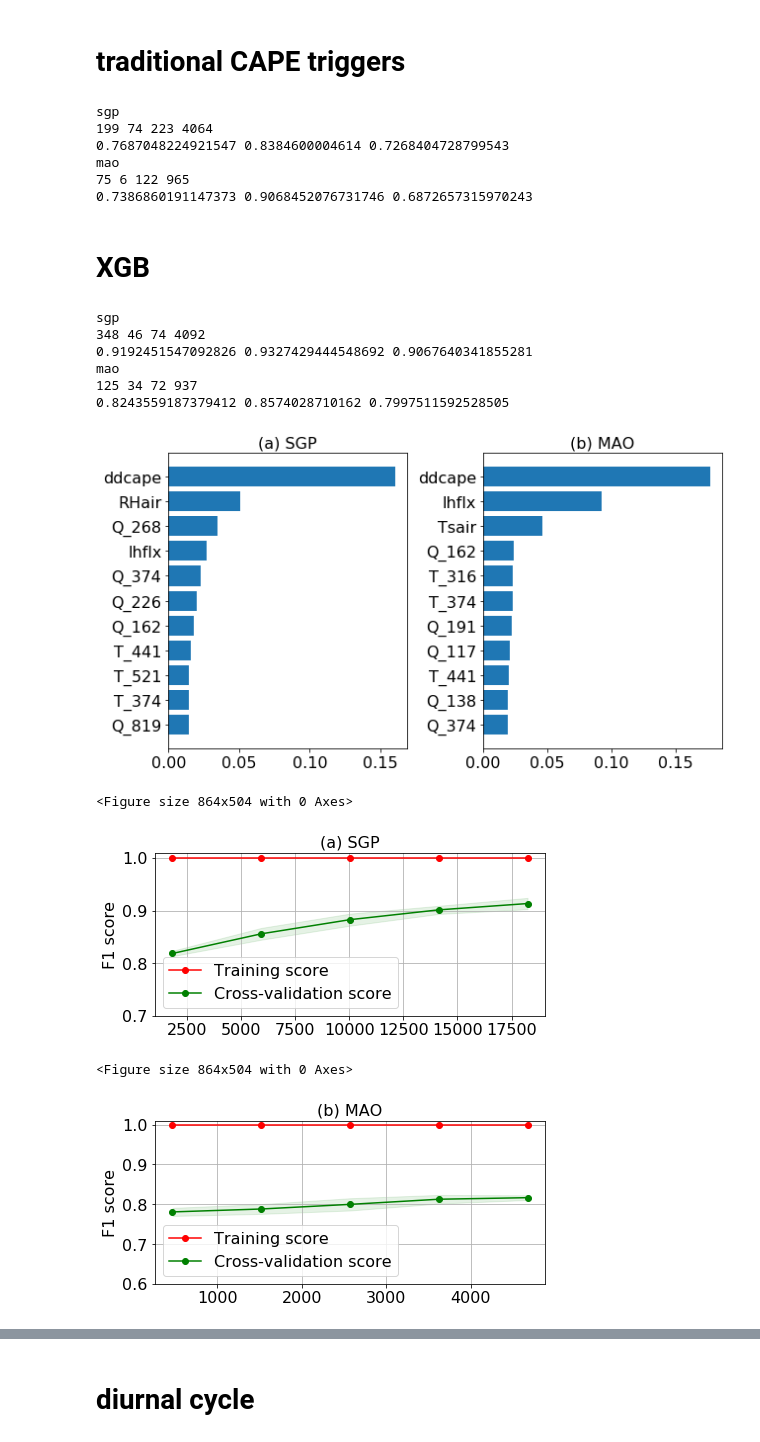
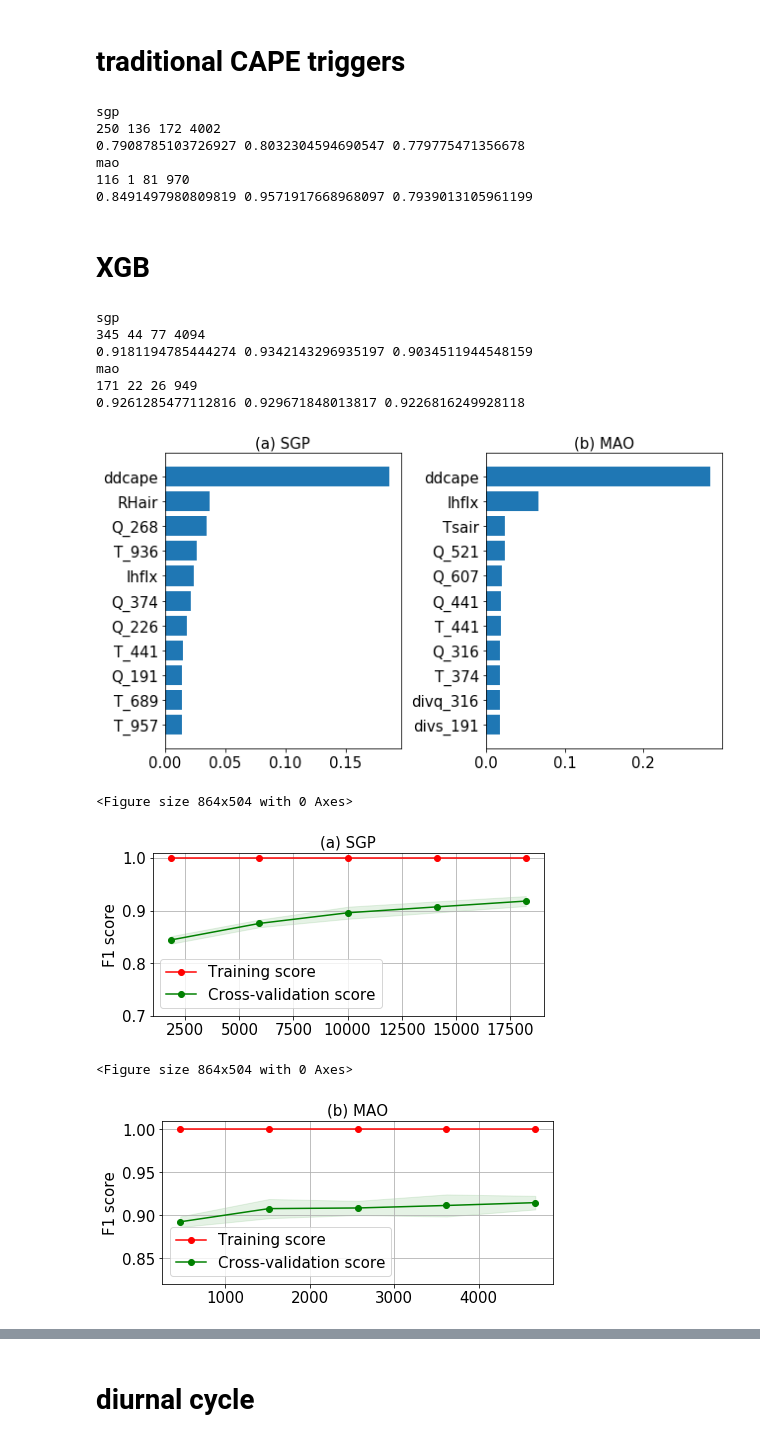
Before and after one commit to eexcalibur/ML_trigger, a Jupyter notebook: ML/trigger_ML.ipynb, the cells around one changed output, grey strips where cells are left out. Drawn from its saved outputs; the diff is of its cells as text; code cells hidden in the pictures.

```diff
--- a/ML/trigger_ML.ipynb
+++ b/ML/trigger_ML.ipynb
@@ -16,6 +16,8 @@ from matplotlib import cm
 sites = ['sgp','mao']
 trads = ['dd','dc','udd','udc']
 fh = 16
+scam_dir="/global/homes/z/zhangtao/ML_trigger/calc_cape/scam_offline/"
+ml_dir = "/global/homes/z/zhangtao/ML_trigger/ML/data/"
 # %% [markdown]
 ## sgp
 # %%
@@ -23,16 +25,16 @@ fh = 16
 #dilute_dcape = np.loadtxt("../../data/sgp/arm_continuous_at_sgp/dilute_dcape")
 #undilute_dcape = np.loadtxt("../../data/sgp/arm_continuous_at_sgp/undilute_dcape")
 #undilute_cape = np.loadtxt("../../data/sgp/arm_continuous_at_sgp/undilute_cape")
-sgp_lcl = np.loadtxt("/global/homes/z/zhangtao/ML_trigger/ML/data/sgp_dilute_lcl")
+sgp_lcl = np.loadtxt(ml_dir+"/sgp_dilute_lcl")
 
-sgp_dilute_dcape = np.loadtxt("/global/homes/z/zhangtao/ML_trigger/calc_cape/scam_offline/sgp_dilute_dcape_1.txt")
-sgp_dilute_cape = np.loadtxt("/global/homes/z/zhangtao/ML_trigger/calc_cape/scam_offline/sgp_dilute_cape.txt")
-sgp_undilute_dcape = np.loadtxt("/global/homes/z/zhangtao/ML_trigger/calc_cape/scam_offline/sgp_undilute_dcape_1.txt")
-sgp_undilute_cape = np.loadtxt("/global/homes/z/zhangtao/ML_trigger/calc_cape/scam_offline/sgp_undilute_cape.txt")
+sgp_dilute_dcape = np.loadtxt(scam_dir+"sgp_dilute_dcape_tiedke_0.5.txt")
+sgp_dilute_cape = np.loadtxt(scam_dir+"sgp_dilute_cape_tiedke_0.5.txt")
+sgp_undilute_dcape = np.loadtxt(scam_dir+"sgp_undilute_dcape_tiedke_0.5.txt")
+sgp_undilute_cape = np.loadtxt(scam_dir+"sgp_undilute_cape_tiedke_0.5.txt")
 
 sgp_trad_capes = {"dd":sgp_dilute_dcape, "dc":sgp_dilute_dcape, "udd":sgp_undilute_dcape, "udc":sgp_undilute_cape}
 
-sgp_dataset = load_data.load_sgp_data("/global/homes/z/zhangtao/ML_trigger/ML/data/Arm_CF_1999_2009_hy.nc")
+sgp_dataset = load_data.load_sgp_data(ml_dir,"Arm_CF_1999_2009_hy.nc")
 sgp_dataset['cape'] = sgp_dilute_dcape
 sgp_dataset['lcl'] = sgp_lcl
 thres = 65
@@ -55,16 +57,16 @@ print(sgp_shape)
 #undilute_dcape = np.loadtxt("../../data/goamazon/undilute_dcape")
 #undilute_cape = np.loadtxt("../../data/goamazon/undilute_cape")
 
-mao_dilute_cape = np.loadtxt("/global/homes/z/zhangtao/ML_trigger/calc_cape/scam_offline/goamazon_dilute_cape.txt")
-mao_dilute_dcape = np.loadtxt("/global/homes/z/zhangtao/ML_trigger/calc_cape/scam_offline/goamazon_dilute_dcape_1.txt")
-mao_undilute_cape = np.loadtxt("/global/homes/z/zhangtao/ML_trigger/calc_cape/scam_offline/goamazon_undilute_cape.txt")
-mao_undilute_dcape = np.loadtxt("/global/homes/z/zhangtao/ML_trigger/calc_cape/scam_offline/goamazon_undilute_dcape_1.txt")
+mao_dilute_cape = np.loadtxt(scam_dir+"goamazon_dilute_cape_tiedke_0.5.txt")
+mao_dilute_dcape = np.loadtxt(scam_dir+"goamazon_dilute_dcape_tiedke_0.5.txt")
+mao_undilute_cape = np.loadtxt(scam_dir+"goamazon_undilute_cape_tiedke_0.5.txt")
+mao_undilute_dcape = np.loadtxt(scam_dir+"goamazon_undilute_dcape_tiedke_0.5.txt")
 
 mao_trad_capes = {"dd":mao_dilute_dcape, "dc":mao_dilute_dcape, "udd":mao_undilute_dcape, "udc":mao_undilute_cape}
 
-mao_lcl = np.loadtxt("/global/homes/z/zhangtao/ML_trigger/ML/data/goamazon_dilute_lcl")
+mao_lcl = np.loadtxt(ml_dir+"/goamazon_dilute_lcl")
 
-mao_dataset = load_data.load_arm_hy("/global/homes/z/zhangtao/ML_trigger/ML/data/trigger_goamazon_hy.nc")
+mao_dataset = load_data.load_arm_hy(ml_dir,"/trigger_goamazon_hy.nc")
 mao_dataset['cape'] = mao_dilute_dcape
 mao_dataset['lcl'] = mao_lcl
 mao_dataset.rename(columns={'cape': 'ddcape'}, inplace=True)
@@ -132,11 +134,11 @@ for site,n in zip(sites,range(2)):
     print(f1, p, r)
 # %% [output]
 sgp
-199 74 223 4064
-0.7687048224921547 0.8384600004614 0.7268404728799543
+250 136 172 4002
+0.7908785103726927 0.8032304594690547 0.779775471356678
 mao
-75 6 122 965
-0.7386860191147373 0.9068452076731746 0.6872657315970243
+116 1 81 970
+0.8491497980809819 0.9571917668968097 0.7939013105961199
 # %% [markdown]
 # XGB
 # %%
@@ -180,12 +182,12 @@ plt.tight_layout()
 plt.savefig("figs/imp.pdf")
 # %% [output]
 sgp
-348 46 74 4092
-0.9192451547092826 0.9327429444548692 0.9067640341855281
+345 44 77 4094
+0.9181194785444274 0.9342143296935197 0.9034511944548159
 mao
-125 34 72 937
-0.8243559187379412 0.8574028710162 0.7997511592528505
+171 22 26 949
+0.9261285477112816 0.929671848013817 0.9226816249928118
-[figure, old version]
+[figure, new version]
 # %%
 title = "(a) SGP"
 plt.figure(figsize=(12,7))
@@ -200,21 +202,22 @@ plt.legend(fontsize=fh, loc='lower left')
 plt.savefig("figs/sgp_lc.pdf")
 # %% [output]
 <Figure size 864x504 with 0 Axes>
-[figure, old version]
+[figure, new version]
 # %%
+cv = ShuffleSplit(n_splits=5, test_size=0.2, random_state=10)
 title = "(b) MAO"
 plt.figure(figsize=(12,7))
 xgb = XGBClassifier(n_estimators=600,silent=True, nthread=-1, max_depth=7,scale_pos_weight=3.5)
-g = plot_learning_curve.plot_learning_curve(xgb,title,mao_trig_x, mao_trig_y,ylim=(0.6, 1.01), cv=cv, n_jobs=-1)
+g = plot_learning_curve.plot_learning_curve(xgb,title,mao_trig_x, mao_trig_y,ylim=(0.82, 1.01), cv=cv, n_jobs=-1)
 plt.xlabel("")
 plt.tick_params(labelsize=fh)
 plt.title(title, fontsize=fh)
 plt.ylabel('F1 score', fontsize=fh)
 plt.legend(fontsize=fh, loc='lower left')
 plt.savefig("figs/mao_lc.pdf")
 # %% [output]
 <Figure size 864x504 with 0 Axes>
-[figure, old version]
+[figure, new version]
 # %%
 fig, axes = plt.subplots(nrows=2, ncols=1, sharex=True, figsize=(12,8))
 fh = 15
```
Also changed, not shown: parts of 9 cells of this notebook, 36 other files.
